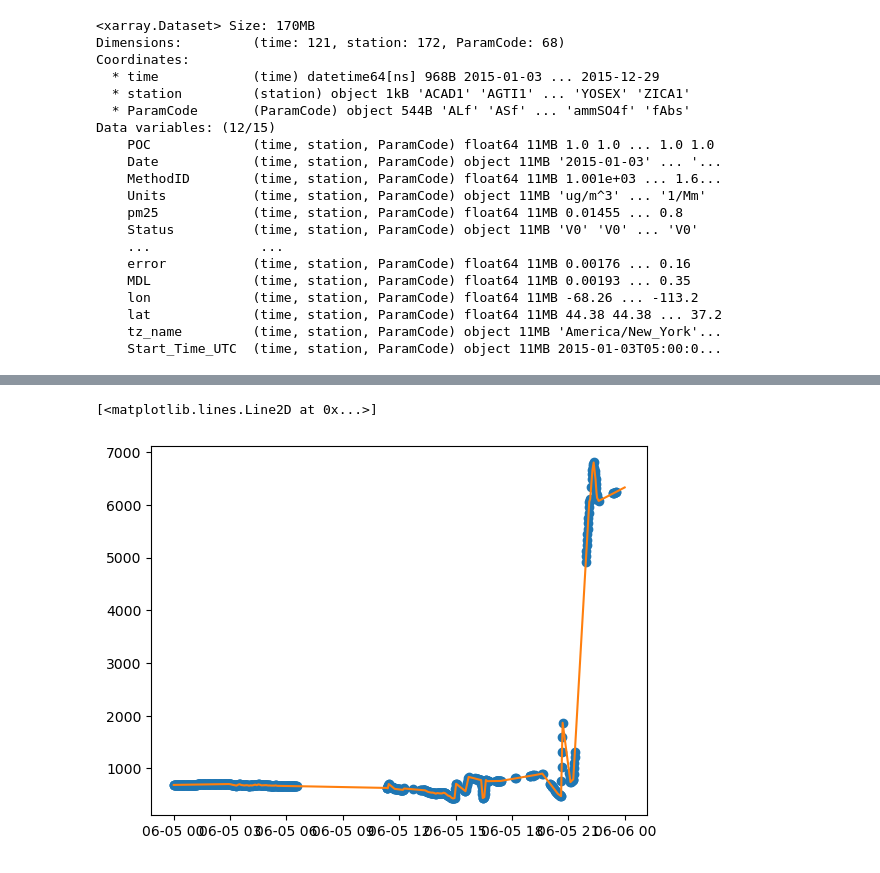
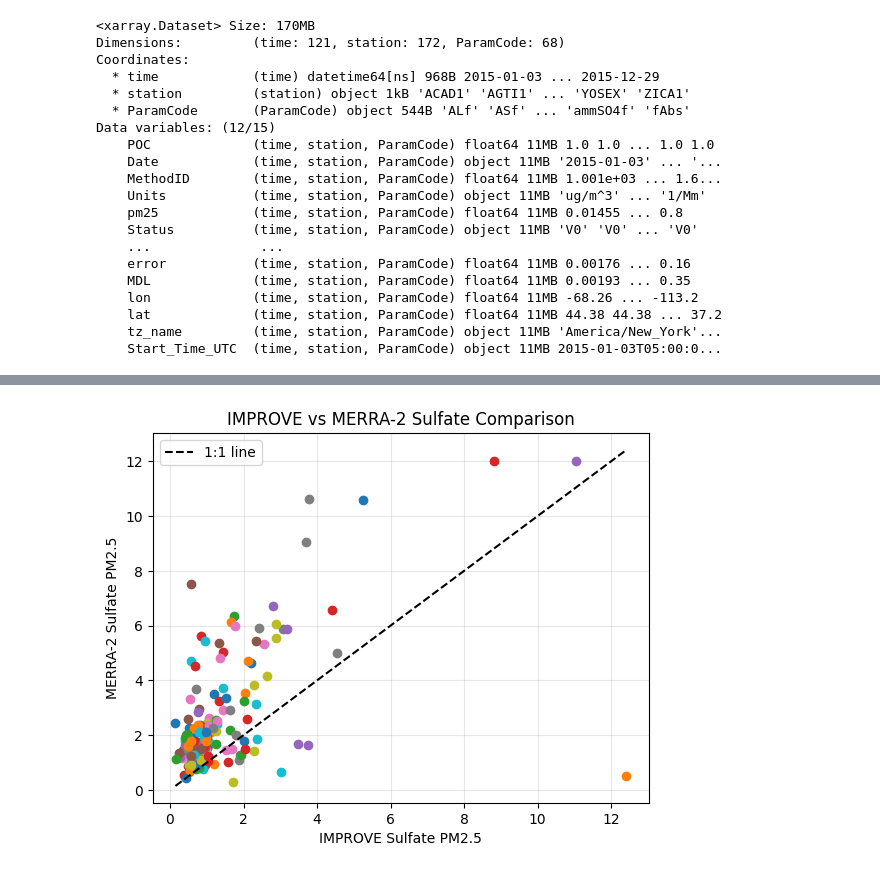
Before and after one commit to GEOS-ESM/GMAOpyobs, a Jupyter notebook: src/Notebooks/sampler_examples/improve_sampler.ipynb, the cells around one changed output, grey strips where cells are left out. Drawn from its saved outputs; the diff is of its cells as text; code cells hidden in the pictures.

```diff
--- a/src/Notebooks/sampler_examples/improve_sampler.ipynb
+++ b/src/Notebooks/sampler_examples/improve_sampler.ipynb
@@ -259,21 +282,52 @@ Data variables: (12/15)
     lat             (time, station, ParamCode) float64 11MB 44.38 44.38 ... 37.2
     tz_name         (time, station, ParamCode) object 11MB 'America/New_York'...
     Start_Time_UTC  (time, station, ParamCode) object 11MB 2015-01-03T05:00:0...
+# %%
+## Create a little plotting function
+import matplotlib.pyplot as plt
+def compare_imp_m2(imsubset,m2subset,species):
+    im = plt.plot(imsubset['pm25'],m2subset['PMDRY'],'o')
+
+    # Get the range for the 1:1 line
+    min_val = min(imsubset['pm25'].min(), m2subset['PMDRY'].min())
+    max_val = max(imsubset['pm25'].max(), m2subset['PMDRY'].max())
+
+    # Add 1:1 line
+    line = plt.plot([min_val, max_val], [min_val, max_val], 'k--', label='1:1 line')
+
+    # Add labels and formatting
+    plt.xlabel(f'IMPROVE {species} PM2.5')
+    plt.ylabel(f'MERRA-2 {species} PM2.5')
+    plt.title(f'IMPROVE vs MERRA-2 {species} Comparison')
+    plt.legend()
+    plt.grid(True, alpha=0.3)
+    plt.show()
 # %%
-## Compare sulfate
-import matplotlib.pyplot as plt
+## Compare Ammonium Sulfate
+import numpy as np
 
 m2spc = 'SU'
-imspc = 'SO4f'
+imspc = 'ammSO4f'
 m2 = pm25_daily[m2spc]
 im = imp_ds.sel(ParamCode=imspc)
 
-im.coords['time']
 # subset improve data for time period of model
-#imsubset = im.sel(
-#    time=m2.coords["time"],
-#    station=m2.coords["station"]
-#)
+valid_times = im.time.values[np.isin(im.time.values, m2.time.values)]
+valid_stations = m2.station.values[np.isin(m2.station.values, im.station.values)]
+imsubset = im.sel(
+    time=valid_times,
+    station=valid_stations
+)
+# repalce -999 with nan
+imsubset = imsubset.where(imsubset != -999.)
 
-#imsubset
+# subset model for stations in IMPROVE dataset
+# and at the surface
+m2subset = m2.sel(
+    time=valid_times,
+    station=valid_stations,
+    lev=72,
+)
+
+compare_imp_m2(imsubset,m2subset,'Sulfate')
 # %% [output]
@@ -297,13 +334 @@ Coordinates:
+[figure, added]
-# %%
-## Linearly interpolate C from aerosol retrievals to fill in missing values
-C = mplAERdata.c.squeeze()
-notmissing = ~np.isnan(C)
-f = interp1d(mplAERdata.time[notmissing], C[notmissing],fill_value="extrapolate")
-Cinterp = f(np.array(mplAERdata.time))
-
-# sanity check
-plt.plot(mplAERdata.tyme,C,'o')
-plt.plot(mplAERdata.tyme,Cinterp)
-# %% [output]
-[<matplotlib.lines.Line2D at 0x...>]
-[figure, removed]
```
Also changed, not shown: parts of 12 cells of this notebook.
